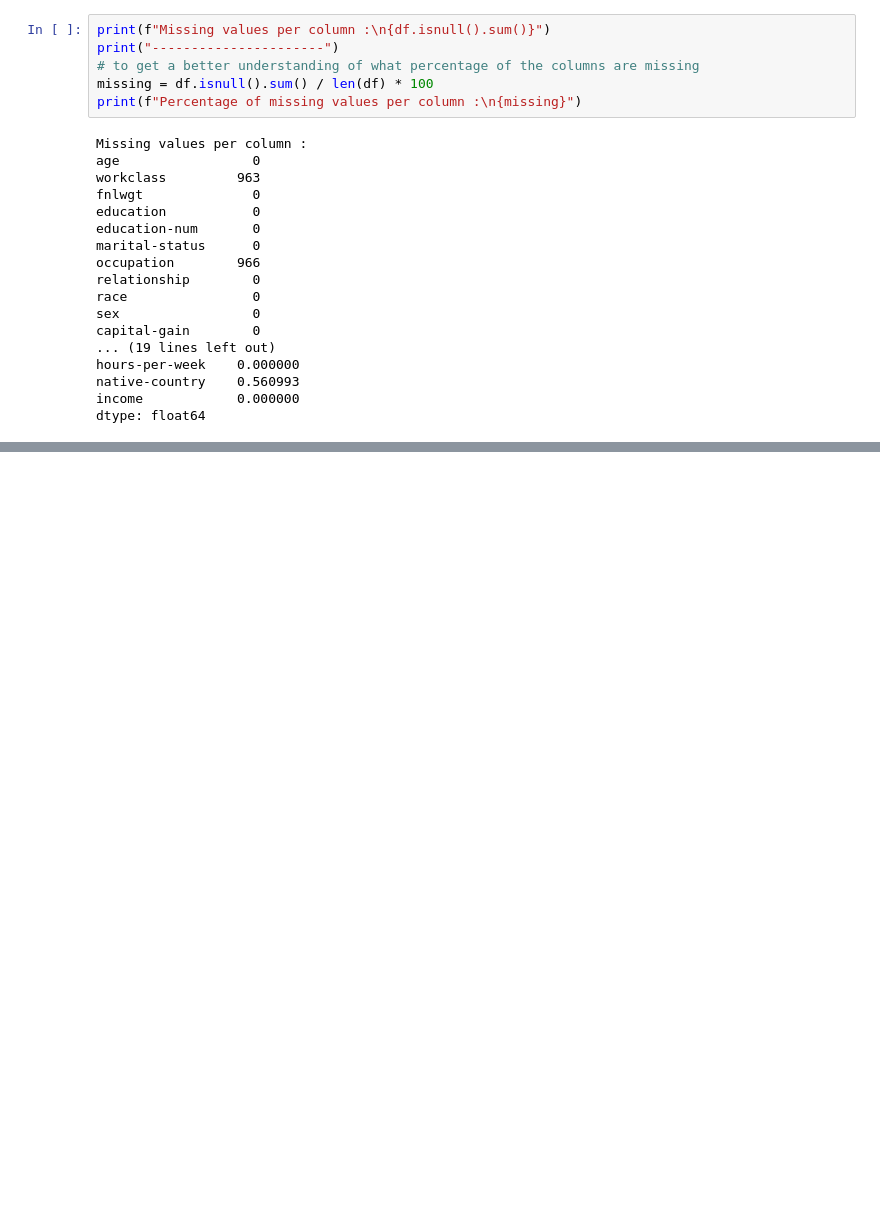
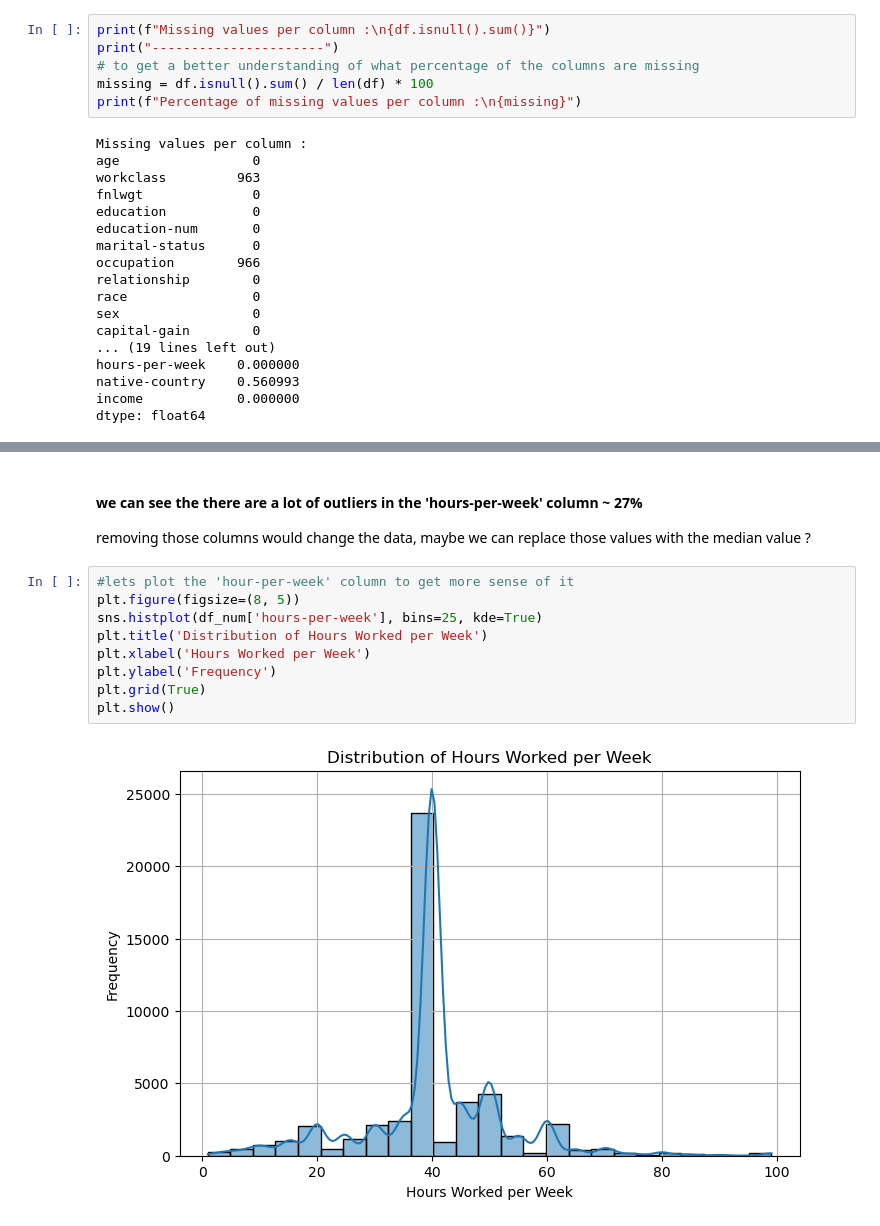
Before and after one commit to ronenhr/2nd_year_project, a Jupyter notebook: Adult_income_project_oreo.ipynb, the cells around one changed output, grey strips where cells are left out. Saved outputs shown, nothing was run; the diff lists cells and outputs as text; blank space fills up the shorter version.

```diff
--- a/Adult_income_project_oreo.ipynb
+++ b/Adult_income_project_oreo.ipynb
@@ -120,0 +404,14 @@ sns.scatterplot(x = df['age'],y=df['hours-per-week'],hue=df['income'])
+# %% [markdown]
+#### we can see the there are a lot of outliers in the 'hours-per-week' column ~ 27%
+removing those columns would change the data, maybe we can replace those values with the median value ?
+# %%
+#lets plot the 'hour-per-week' column to get more sense of it
+plt.figure(figsize=(8, 5))
+sns.histplot(df_num['hours-per-week'], bins=25, kde=True)
+plt.title('Distribution of Hours Worked per Week')
+plt.xlabel('Hours Worked per Week')
+plt.ylabel('Frequency')
+plt.grid(True)
+plt.show()
+# %% [output]
+[figure, added]
```
Also changed, not shown: parts of 45 cells of this notebook.
